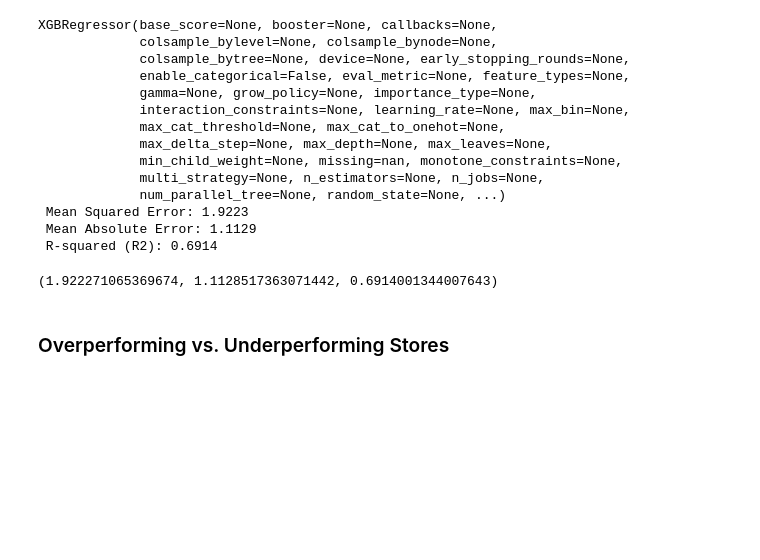
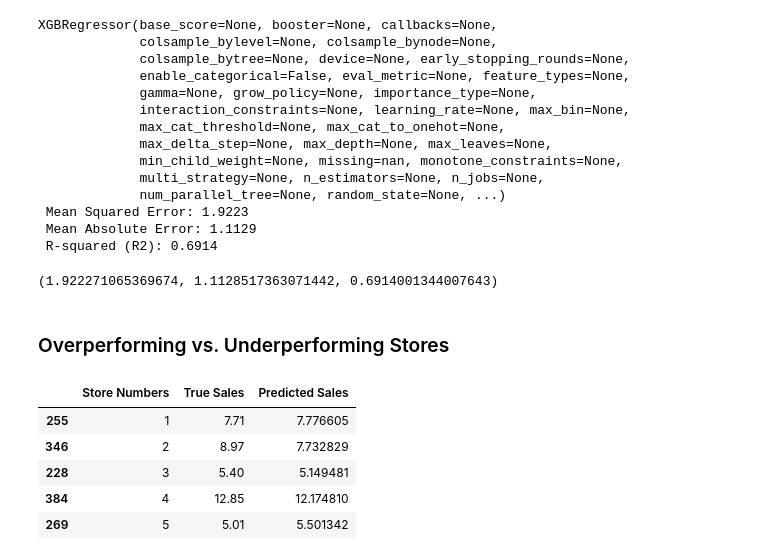
Before and after one commit to fredrik998/AppliedMachineLearning, a Jupyter notebook: Codes/FredrikCodes.ipynb, the cells around one changed output. Cells and saved outputs as stored; diff of their text form; code cells hidden in the pictures; blank space fills up the shorter version.

```diff
--- a/Codes/FredrikCodes.ipynb
+++ b/Codes/FredrikCodes.ipynb
@@ -381,4 +381,26 @@ XGBRegressor(base_score=None, booster=None, callbacks=None,
 (1.922271065369674, 1.1128517363071442, 0.6914001344007643)
 # %% [markdown]
 ### Overperforming vs. Underperforming Stores
+# %%
+# Create an index representing the store numbers (based on row numbers)
+store_numbers = np.arange(1, len(y_test) + 1)
+
+# Convert y_test, predicted_sales, and store_numbers to a DataFrame
+sales_data = {
+    'Store Numbers': store_numbers,
+    'True Sales': y_test,
+    'Predicted Sales': y_pred_osl
+}
+
+sales_df = pd.DataFrame(sales_data)
+
+# Display the DataFrame
+sales_df.head()
+# %% [output]
+|  | Store Numbers | True Sales | Predicted Sales |
+| 255 | 1 | 7.71 | 7.776605 |
+| 346 | 2 | 8.97 | 7.732829 |
+| 228 | 3 | 5.40 | 5.149481 |
+| 384 | 4 | 12.85 | 12.174810 |
+| 269 | 5 | 5.01 | 5.501342 |
 # %%
```
Also changed, not shown: parts of 3 cells of this notebook.
